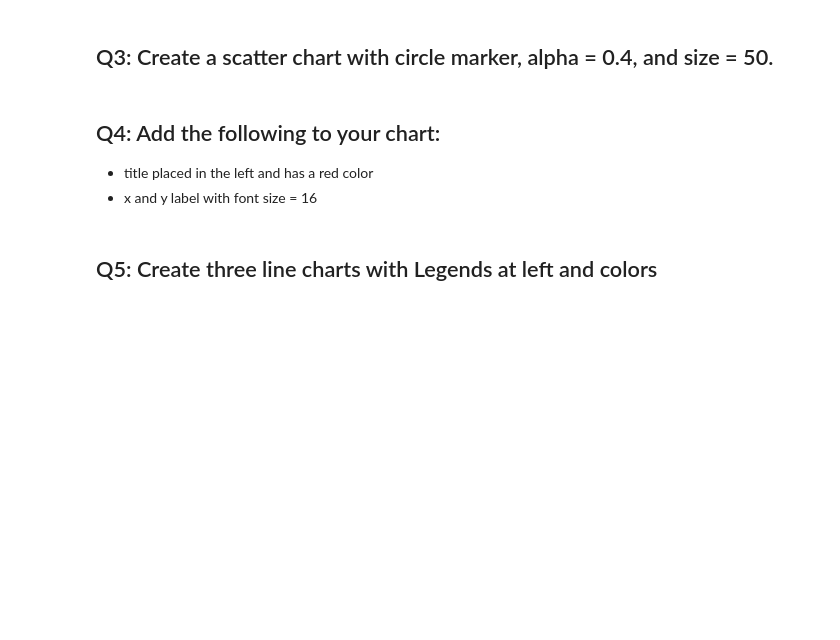
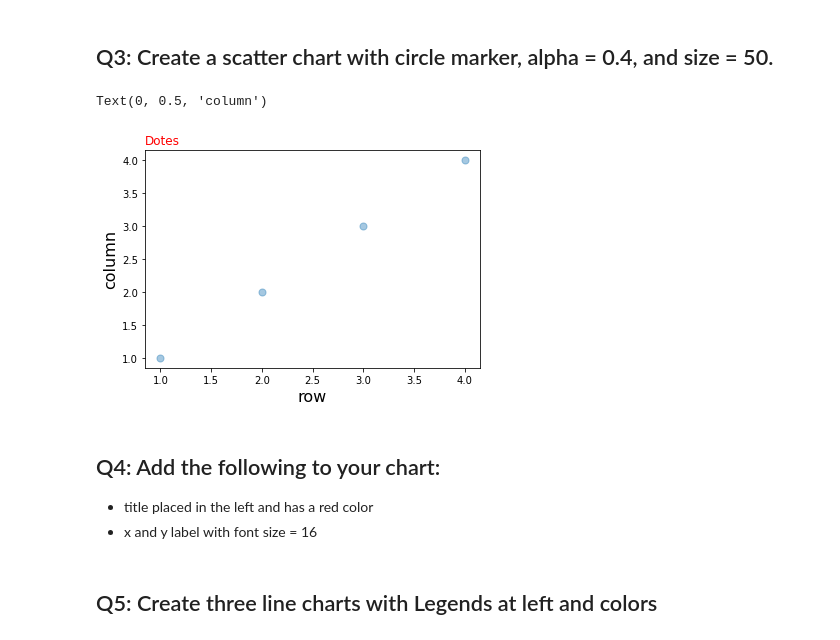
Before and after one commit to Tuwaiq-Data-Science-Bootcamp/Day8-Lab1-Matplotlib, a Jupyter notebook: Day#8_Matplotlib_Assignment.ipynb, the cells around one changed output. Drawn from its saved outputs; the diff is of its cells as text; code cells hidden in the pictures; blank space fills up the shorter version.

```diff
--- a/Day#8_Matplotlib_Assignment.ipynb
+++ b/Day#8_Matplotlib_Assignment.ipynb
@@ -9,5 +29,16 @@ import matplotlib.pyplot as plt
 # %% [markdown]
 ## Q3: Create a scatter chart with circle marker, alpha = 0.4, and size = 50.
+# %%
+scatter = plt.scatter(np.arange(1,5), np.arange(1,5), alpha = 0.4, s = 50);
+
+
+#Q4 Ans:
+plt.title('Dotes',loc='left', c = 'r')
+plt.xlabel('row', fontsize =16)
+plt.ylabel('column', fontsize =16)
+# %% [output]
+Text(0, 0.5, 'column')
+[figure, added]
 # %% [markdown]
 ## Q4: Add the following to your chart:
 - title placed in the left and has a red color
```
Also changed, not shown: parts of 4 cells of this notebook.
